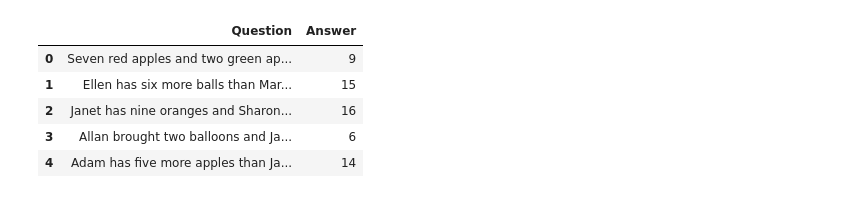
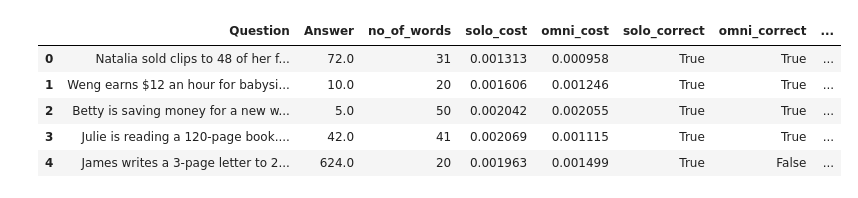
Before and after one commit to ChetanKrishna07/omni-model-chat, a Jupyter notebook: EDA.ipynb, the cells around one changed output. Cells and saved outputs as stored; diff of their text form; code cells hidden in the pictures.

```diff
--- a/EDA.ipynb
+++ b/EDA.ipynb
@@ -58,0 +71,3 @@ gsm_8k_df.head()
+# %%
+completion_data = pd.read_csv("Data Analysis/gsm_8k_analysis_4000.csv")
+completion_data.head()
@@ -58,0 +92,3 @@ gsm_8k_df.head()
+# %%
+cleaned_data = completion_data.dropna()
+cleaned_data.isna().sum()
@@ -58,0 +131,12 @@ gsm_8k_df.head()
+# %%
+cleaned_data['cost_per_1000_questions_solo'] = cleaned_data['solo_cost']*1000
+cleaned_data['cost_per_1000_questions_omni'] = cleaned_data['omni_cost']*1000
+
+sns.regplot(data=cleaned_data, x="no_of_words", y="cost_per_1000_questions_solo", label="Solo Cost", scatter=False, lowess=True)
+sns.regplot(data=cleaned_data, x="no_of_words", y="cost_per_1000_questions_omni", label="Omni Cost", scatter=False, lowess=True)
+plt.title("Cost per 1000 Questions vs Word Count (GSM8K)")
+plt.xlabel("Word Count")
+plt.ylabel("Cost")
+plt.legend()
+plt.savefig("Data Analysis/graphs/Cost Per 1000 Questions vs Word Count (GSM8K).png")
+plt.show()
@@ -59,9 +155,9 @@ gsm_8k_df.head()
 # %%
-asdiv_df.head()
+cleaned_data.head()
 # %% [output]
-|  | Question | Answer |
-| 0 | Seven red apples and two green ap... | 9 |
-| 1 | Ellen has six more balls than Mar... | 15 |
-| 2 | Janet has nine oranges and Sharon... | 16 |
-| 3 | Allan brought two balloons and Ja... | 6 |
-| 4 | Adam has five more apples than Ja... | 14 |
+|  | Question | Answer | no_of_words | solo_cost | omni_cost | solo_correct | omni_correct | ... |
+| 0 | Natalia sold clips to 48 of her f... | 72.0 | 31 | 0.001313 | 0.000958 | True | True | ... |
+| 1 | Weng earns $12 an hour for babysi... | 10.0 | 20 | 0.001606 | 0.001246 | True | True | ... |
+| 2 | Betty is saving money for a new w... | 5.0 | 50 | 0.002042 | 0.002055 | True | True | ... |
+| 3 | Julie is reading a 120-page book.... | 42.0 | 41 | 0.002069 | 0.001115 | True | True | ... |
+| 4 | James writes a 3-page letter to 2... | 624.0 | 20 | 0.001963 | 0.001499 | True | False | ... |
```
Also changed, not shown: parts of 26 cells of this notebook, 9 other files.
